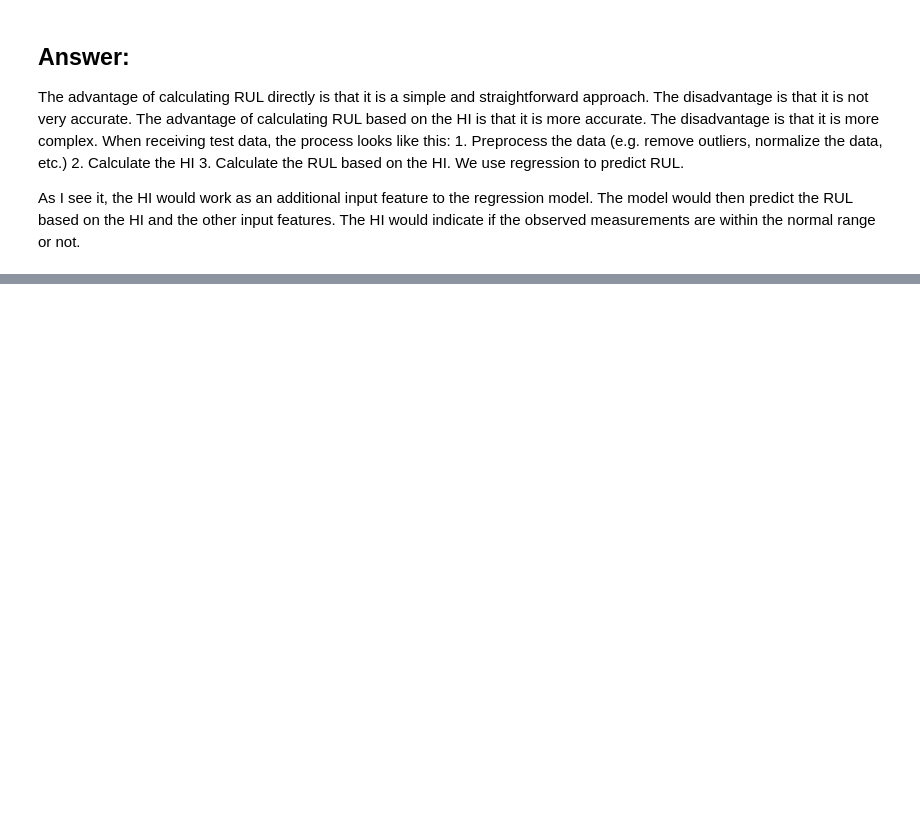
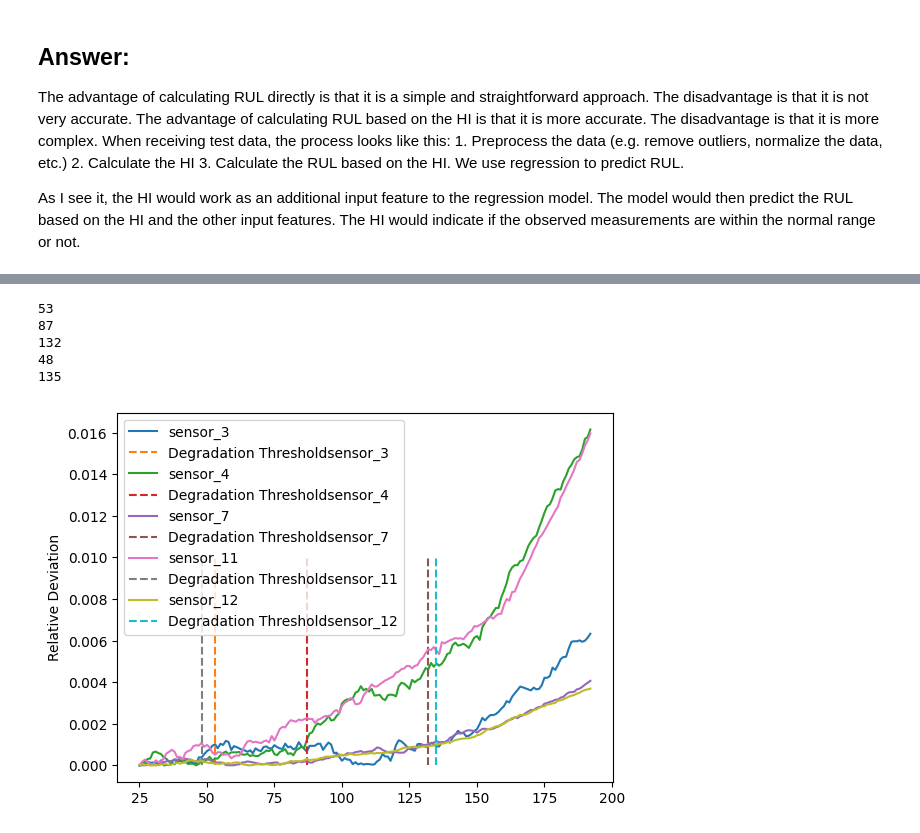
Before and after one commit to johannes2moll/PM_Group5, a Jupyter notebook: Week2.ipynb, the cells around one changed output, grey strips where cells are left out. Cells and saved outputs as stored; diff of their text form; code cells hidden in the pictures; blank space fills up the shorter version.

```diff
--- a/Week2.ipynb
+++ b/Week2.ipynb
@@ -23,0 +86,20 @@ As I see it, the HI would work as an additional input feature to the regression
+# %%
+for s in remaining_names:
+    X_m = X_1[X_1['time_cycle'] <= 25]
+    mean = X_m[s].mean()
+    running_mean = X_1[s].rolling(window=25).mean()
+    # Filter healthy states
+    plt.plot(X_1['time_cycle'], abs(running_mean-mean)/mean, label=s)
+    plt.ylabel('Relative Deviation')
+    timepoint_degraded = (abs(running_mean-mean)/mean > 0.001)
+    timepoint_degraded = min(X_1[timepoint_degraded]['time_cycle'])
+    print(timepoint_degraded)
+    plt.plot([timepoint_degraded]*2, [0, 0.01], '--', label='Degradation Threshold'+s)
+    plt.legend()
+# %% [output]
+53
+87
+132
+48
+135
+[figure, added]
```
Also changed, not shown: parts of 7 cells of this notebook.
